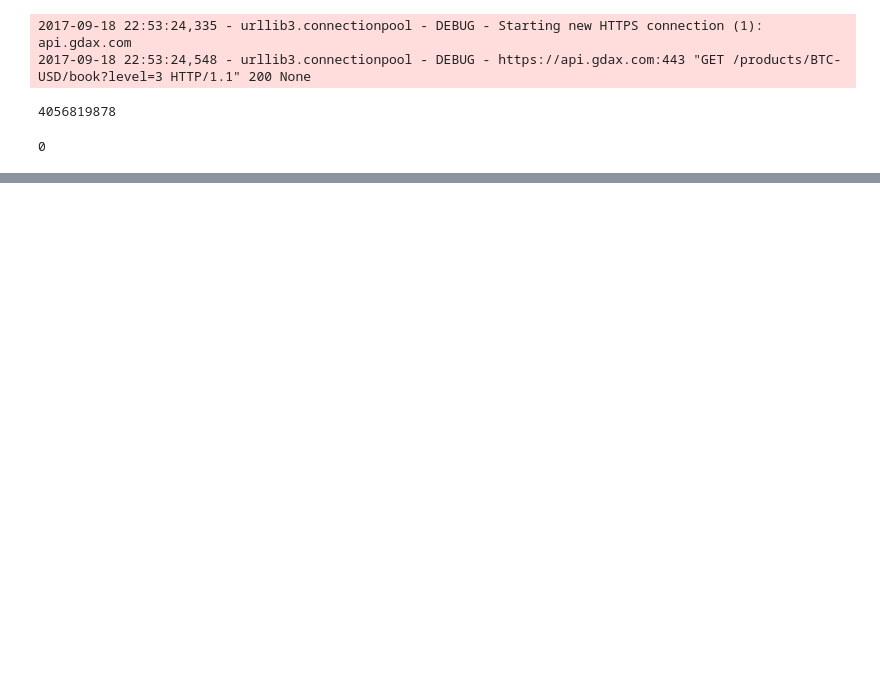
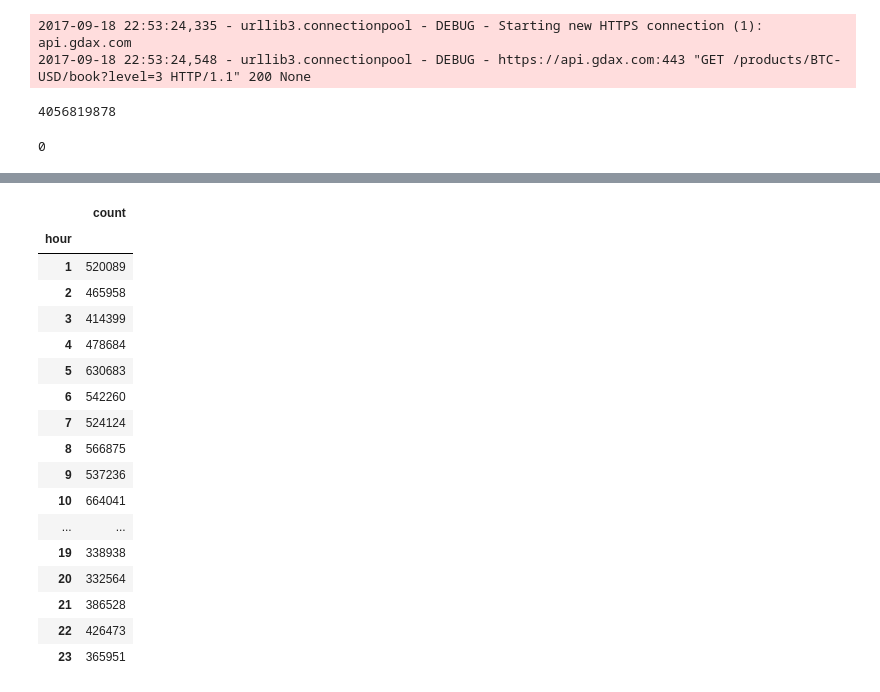
Before and after one commit to divir94/bitcoin, a Jupyter notebook: bitcoin/notebooks/Storage.ipynb, the cells around one changed output, grey strips where cells are left out. Saved outputs shown, nothing was run; the diff lists cells and outputs as text; code cells hidden in the pictures; blank space fills up the shorter version.

```diff
--- a/bitcoin/notebooks/Storage.ipynb
+++ b/bitcoin/notebooks/Storage.ipynb
@@ -111,0 +146,24 @@ msgs.next()
+# %%
+df = pd.read_clipboard()
+df.columns = ['hour', 'count']
+df.set_index('hour', inplace=True)
+df
+# %% [output]
+|  | count |
+| hour |  |
+| 1 | 520089 |
+| 2 | 465958 |
+| 3 | 414399 |
+| 4 | 478684 |
+| 5 | 630683 |
+| 6 | 542260 |
+| 7 | 524124 |
+| 8 | 566875 |
+| 9 | 537236 |
+| 10 | 664041 |
+| ... | ... |
+| 19 | 338938 |
+| 20 | 332564 |
+| 21 | 386528 |
+| 22 | 426473 |
+| 23 | 365951 |
```
Also changed, not shown: parts of 9 cells of this notebook, 1 other file.
